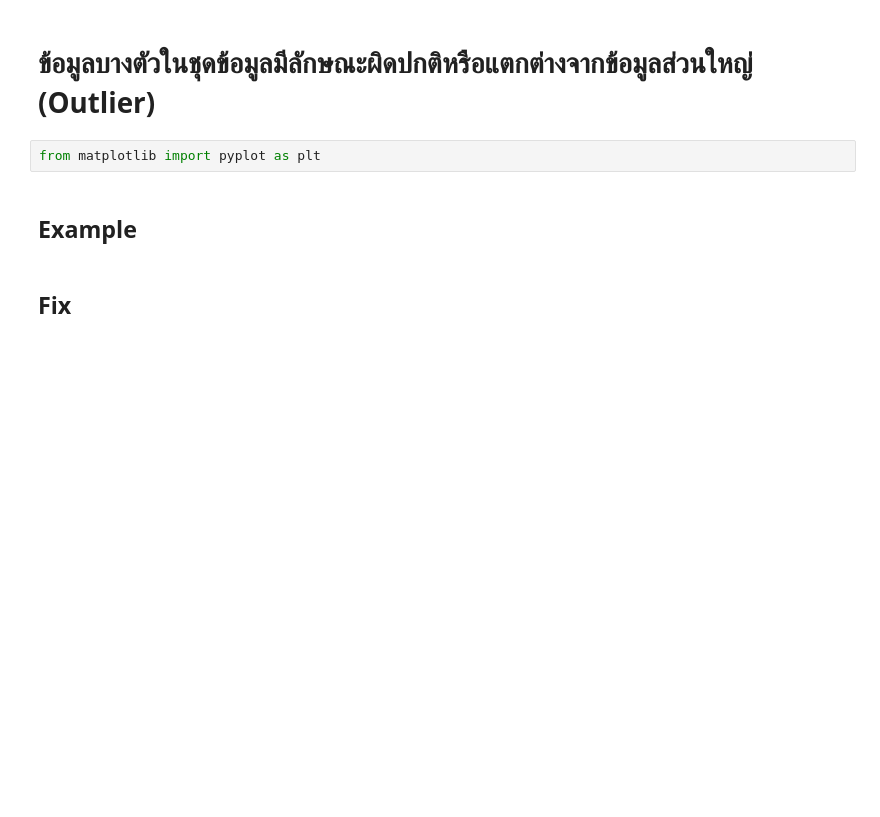
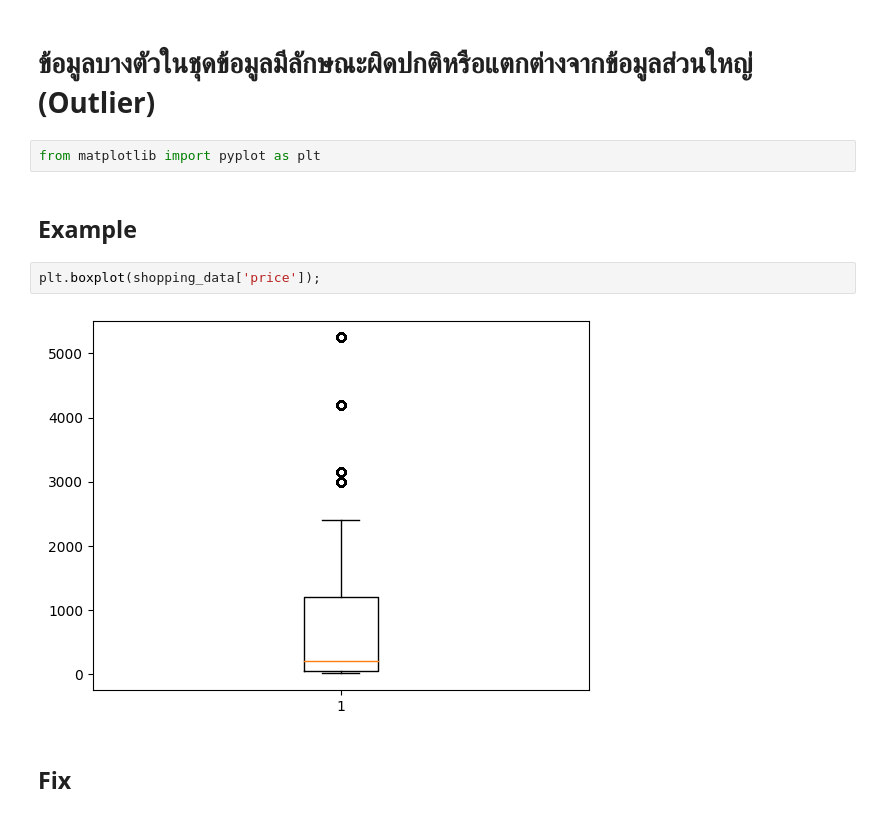
Before and after one commit to ThitipornJaiaue/BSC_DPDM23, a Jupyter notebook: Data_Preprocessing.ipynb, the cells around one changed output. Saved outputs shown, nothing was run; the diff lists cells and outputs as text; blank space fills up the shorter version.

```diff
--- a/Data_Preprocessing.ipynb
+++ b/Data_Preprocessing.ipynb
@@ -206,5 +366,9 @@ new_shopping_dup[new_shopping_dup.duplicated()]
 from matplotlib import pyplot as plt
 # %% [markdown]
 ## Example
+# %%
+plt.boxplot(shopping_data['price']);
+# %% [output]
+[figure, added]
 # %% [markdown]
 ## Fix
```
Also changed, not shown: parts of 48 cells of this notebook.
